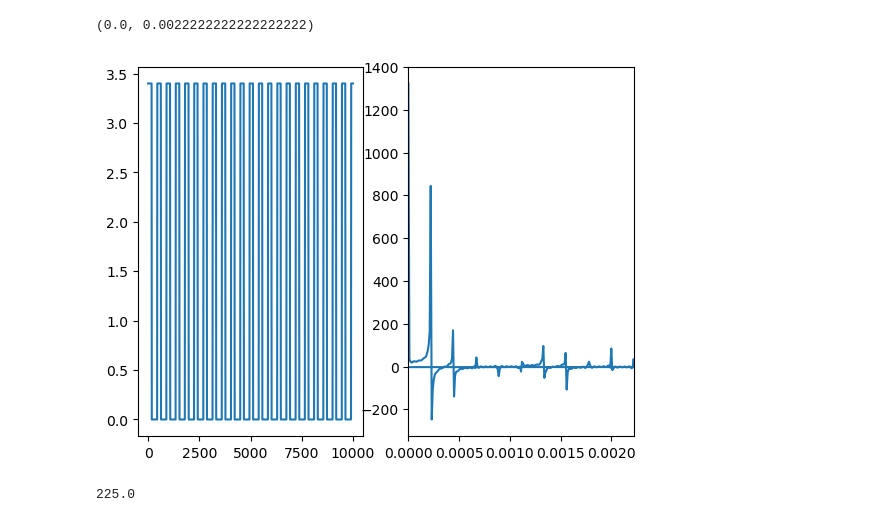
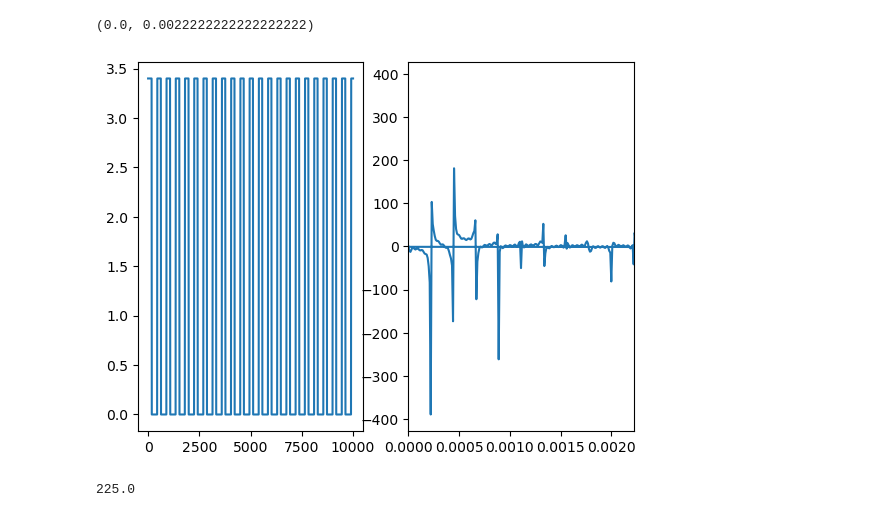
Before and after one commit to MTLphys/ManyBodyTheory, a Jupyter notebook: Class 1 Fundamentals of Python/Section1Periodicmediaanddispersioncurves.ipynb, the cells around one changed output. Cells and saved outputs as stored; diff of their text form; code cells hidden in the pictures.

```diff
--- a/Class 1 Fundamentals of Python/Section1Periodicmediaanddispersioncurves.ipynb
+++ b/Class 1 Fundamentals of Python/Section1Periodicmediaanddispersioncurves.ipynb
@@ -6,16 +6,16 @@ from scipy import signal as sig
 # %%
 fig,ax = plt.subplots(1,2)
 x = np.linspace(0,10000,1000)
 du = 86*2/450
 nx = 3.4*.5*(1+sig.square(2*np.pi*x/450,duty=du))
 ax[0].plot(x,nx)
 ftransform = np.fft.fft(nx)
 ffreq = np.fft.fftfreq(1000,100000/1000)
-ax[1].plot(np.real(ffreq),ftransform)
+ax[1].plot(ffreq,np.imag(ftransform))
 ax[1].set_xlim(0,1/450)
 # %% [output]
 (0.0, 0.0022222222222222222)
-[figure, old version]
+[figure, new version]
 # %%
 1.5*150
 # %% [output]
```
